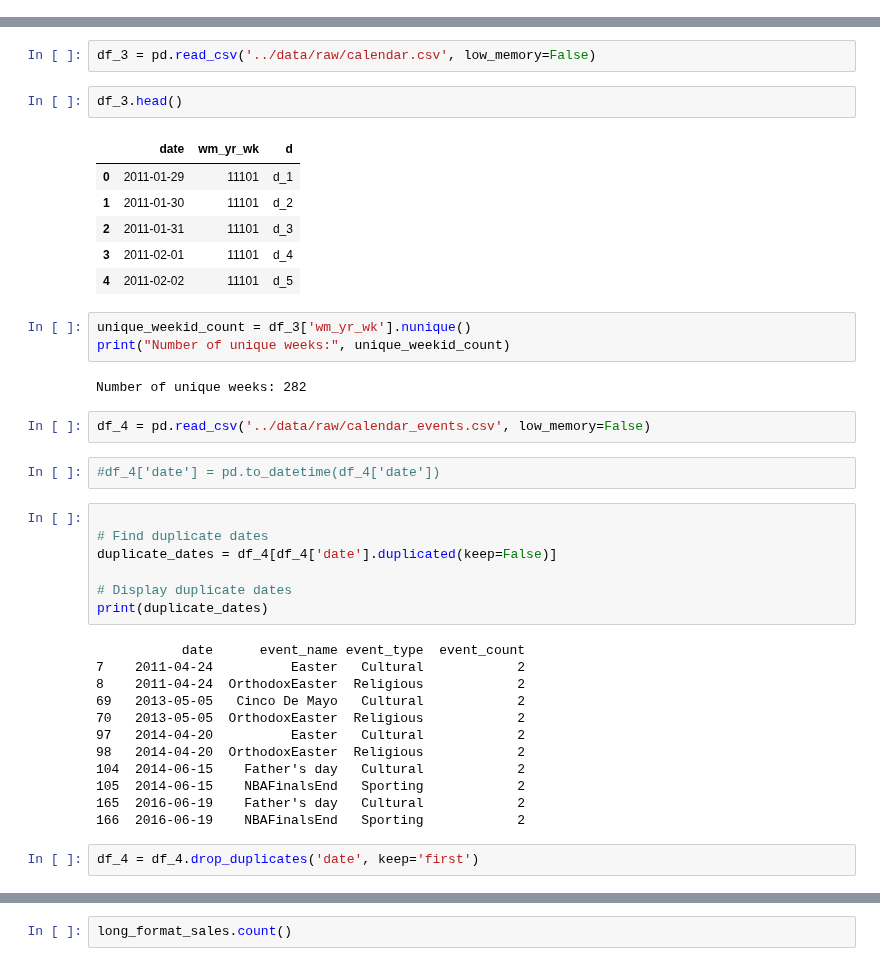
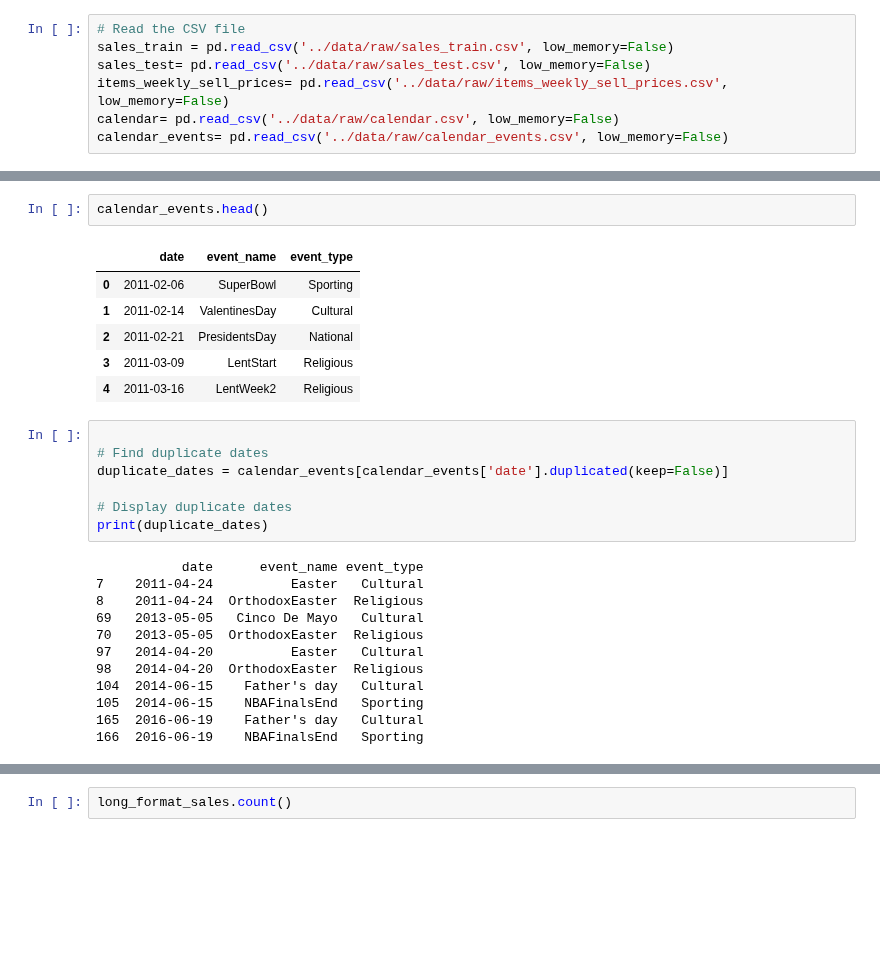
Before and after one commit to kirandas-dev/retail-analytics, a Jupyter notebook: American_Retail_Sales/notebooks/data_merge.ipynb, the cells around one changed output, grey strips where cells are left out. Cells and saved outputs as stored; diff of their text form; blank space fills up the shorter version.

```diff
--- a/American_Retail_Sales/notebooks/data_merge.ipynb
+++ b/American_Retail_Sales/notebooks/data_merge.ipynb
@@ -22 +9,8 @@ Length: 1547, dtype: int64
+# %%
+# Read the CSV file
+sales_train = pd.read_csv('../data/raw/sales_train.csv', low_memory=False)
+sales_test= pd.read_csv('../data/raw/sales_test.csv', low_memory=False)
+items_weekly_sell_prices= pd.read_csv('../data/raw/items_weekly_sell_prices.csv', low_memory=False)
+calendar= pd.read_csv('../data/raw/calendar.csv', low_memory=False)
+calendar_events= pd.read_csv('../data/raw/calendar_events.csv', low_memory=False)
 # %%
@@ -74,44 +61,31 @@ unique_weekid_count = df_2['wm_yr_wk'].nunique()
 print("Number of unique weeks:", unique_weekid_count)
 # %% [output]
 Number of unique weeks: 282
-# %%
-df_3 = pd.read_csv('../data/raw/calendar.csv', low_memory=False)
 # %%
-df_3.head()
+calendar_events.head()
 # %% [output]
-|  | date | wm_yr_wk | d |
-| 0 | 2011-01-29 | 11101 | d_1 |
-| 1 | 2011-01-30 | 11101 | d_2 |
-| 2 | 2011-01-31 | 11101 | d_3 |
-| 3 | 2011-02-01 | 11101 | d_4 |
-| 4 | 2011-02-02 | 11101 | d_5 |
+|  | date | event_name | event_type |
+| 0 | 2011-02-06 | SuperBowl | Sporting |
+| 1 | 2011-02-14 | ValentinesDay | Cultural |
+| 2 | 2011-02-21 | PresidentsDay | National |
+| 3 | 2011-03-09 | LentStart | Religious |
+| 4 | 2011-03-16 | LentWeek2 | Religious |
-# %%
-unique_weekid_count = df_3['wm_yr_wk'].nunique()
-print("Number of unique weeks:", unique_weekid_count)
-# %% [output]
-Number of unique weeks: 282
-# %%
-df_4 = pd.read_csv('../data/raw/calendar_events.csv', low_memory=False)
-# %%
-#df_4['date'] = pd.to_datetime(df_4['date'])
 # %%
 
 # Find duplicate dates
-duplicate_dates = df_4[df_4['date'].duplicated(keep=False)]
+duplicate_dates = calendar_events[calendar_events['date'].duplicated(keep=False)]
 
 # Display duplicate dates
 print(duplicate_dates)
 # %% [output]
-           date      event_name event_type  event_count
-7    2011-04-24          Easter   Cultural            2
-8    2011-04-24  OrthodoxEaster  Religious            2
-69   2013-05-05   Cinco De Mayo   Cultural            2
-70   2013-05-05  OrthodoxEaster  Religious            2
-97   2014-04-20          Easter   Cultural            2
-98   2014-04-20  OrthodoxEaster  Religious            2
-104  2014-06-15    Father's day   Cultural            2
-105  2014-06-15    NBAFinalsEnd   Sporting            2
-165  2016-06-19    Father's day   Cultural            2
-166  2016-06-19    NBAFinalsEnd   Sporting            2
+           date      event_name event_type
+7    2011-04-24          Easter   Cultural
+8    2011-04-24  OrthodoxEaster  Religious
+69   2013-05-05   Cinco De Mayo   Cultural
+70   2013-05-05  OrthodoxEaster  Religious
+97   2014-04-20          Easter   Cultural
+98   2014-04-20  OrthodoxEaster  Religious
+104  2014-06-15    Father's day   Cultural
+105  2014-06-15    NBAFinalsEnd   Sporting
+165  2016-06-19    Father's day   Cultural
+166  2016-06-19    NBAFinalsEnd   Sporting
-# %%
-df_4 = df_4.drop_duplicates('date', keep='first')
```
Also changed, not shown: parts of 50 cells of this notebook, 6 other files.
